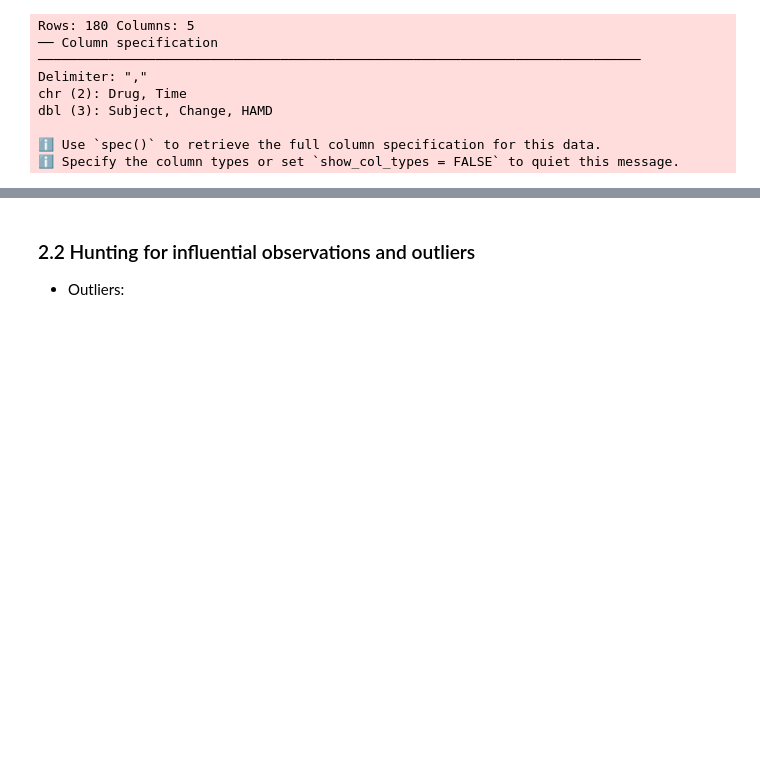
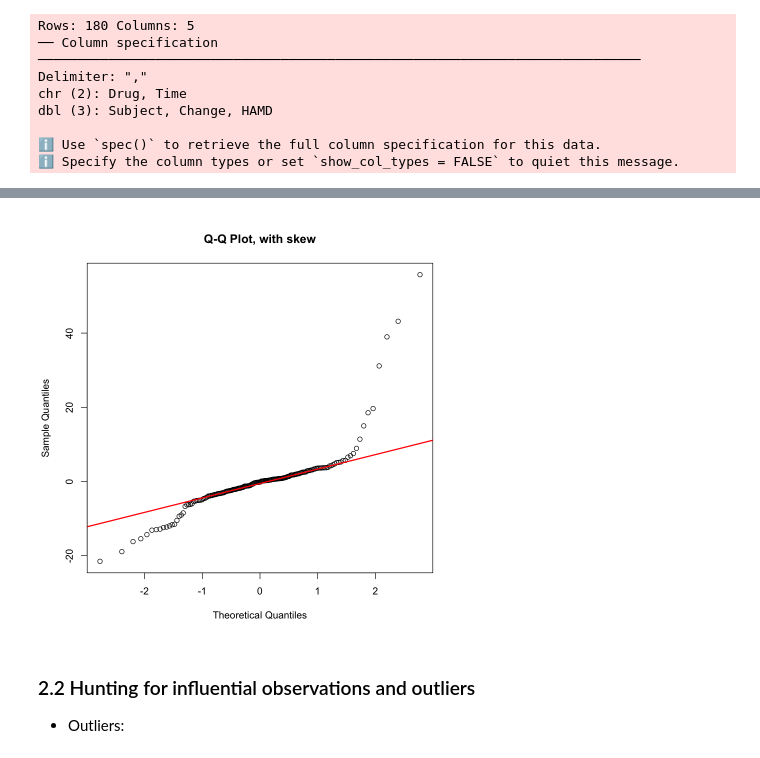
Before and after one commit to JeremyHogeveen/dspn_spring2026_github, a Jupyter notebook: code/dspn_spring2026_week12_04092026.ipynb, the cells around one changed output, grey strips where cells are left out. Saved outputs shown, nothing was run; the diff lists cells and outputs as text; code cells hidden in the pictures; blank space fills up the shorter version.

```diff
--- a/code/dspn_spring2026_week12_04092026.ipynb
+++ b/code/dspn_spring2026_week12_04092026.ipynb
@@ -157,3 +171,9 @@ dbl (3): Subject, Change, HAMD
+# %%
+# QQ normality plots for the skewed data
+qqnorm(resid(m_lmm_baddata),main = "Q-Q Plot, with skew")
+qqline(resid(m_lmm_baddata), col = "red", lwd = 2)
+# %% [output]
+[figure, added]
 # %% [markdown]
 ### 2.2 Hunting for influential observations and outliers
 
```
Also changed, not shown: parts of 15 cells of this notebook, 1 other file.
